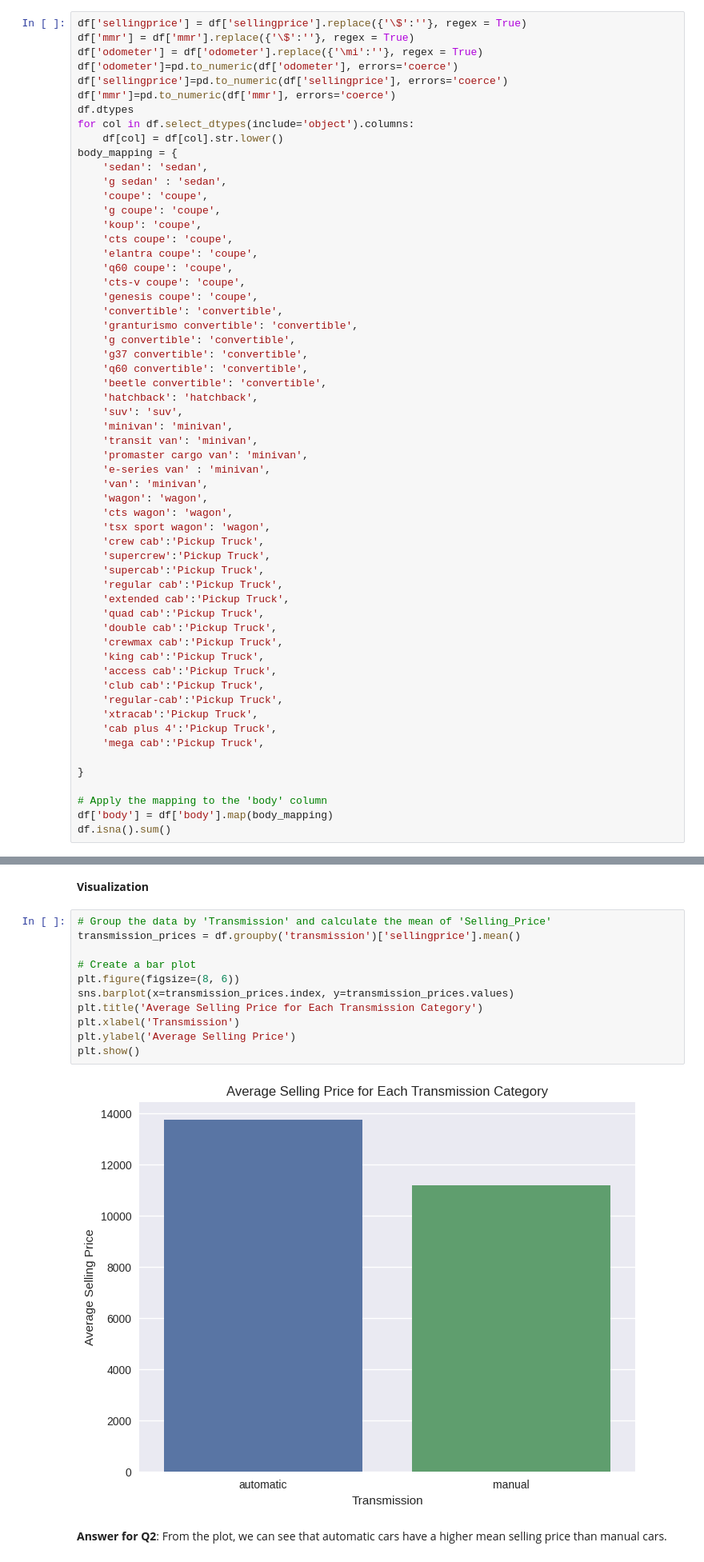
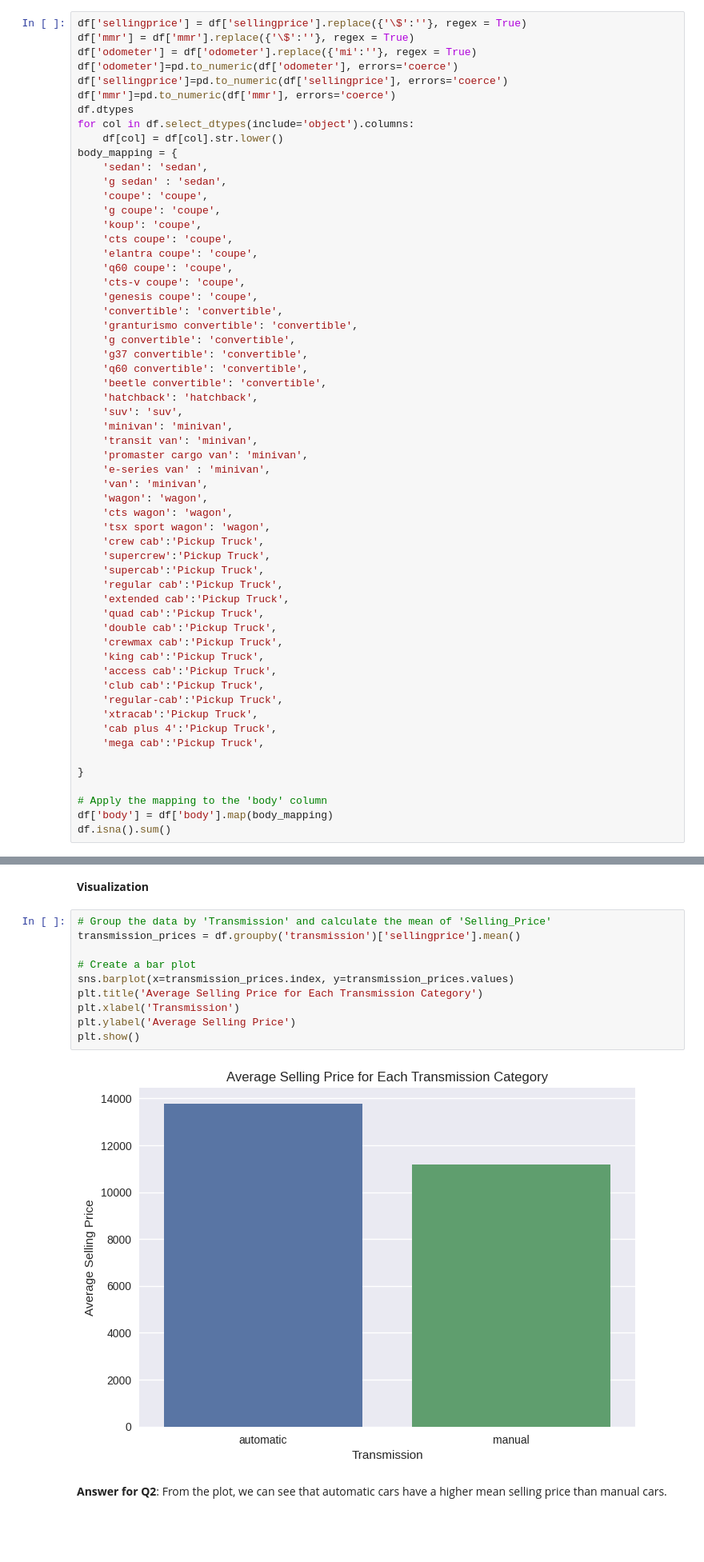
Before and after one commit to ahmedekram98/W2023, a Jupyter notebook: Regression_Mini-Project.ipynb, the cells around one changed output, grey strips where cells are left out. Shown at 80% size. Cells and saved outputs as stored; diff of their text form; blank space fills up the shorter version.

```diff
--- a/Regression_Mini-Project.ipynb
+++ b/Regression_Mini-Project.ipynb
@@ -105,7 +108,7 @@ _Apply any data preprocessing and/or feature engineering below. Show/output the
 # %%
 df['sellingprice'] = df['sellingprice'].replace({'\$':''}, regex = True)
 df['mmr'] = df['mmr'].replace({'\$':''}, regex = True)
-df['odometer'] = df['odometer'].replace({'\mi':''}, regex = True)
+df['odometer'] = df['odometer'].replace({'mi':''}, regex = True)
 df['odometer']=pd.to_numeric(df['odometer'], errors='coerce')
 df['sellingprice']=pd.to_numeric(df['sellingprice'], errors='coerce')
 df['mmr']=pd.to_numeric(df['mmr'], errors='coerce')
@@ -227,16 +230,15 @@ https://seaborn.pydata.org/generated/seaborn.barplot.html)
 # %%
 # Group the data by 'Transmission' and calculate the mean of 'Selling_Price'
 transmission_prices = df.groupby('transmission')['sellingprice'].mean()
 
 # Create a bar plot
-plt.figure(figsize=(8, 6))
 sns.barplot(x=transmission_prices.index, y=transmission_prices.values)
 plt.title('Average Selling Price for Each Transmission Category')
 plt.xlabel('Transmission')
 plt.ylabel('Average Selling Price')
 plt.show()
 # %% [output]
-[figure, old version]
+[figure, new version]
 # %% [markdown]
 **Answer for Q2**: From the plot, we can see that automatic cars have a higher mean selling price than manual cars.
 # %% [markdown]
```
Also changed, not shown: parts of 12 cells of this notebook.
